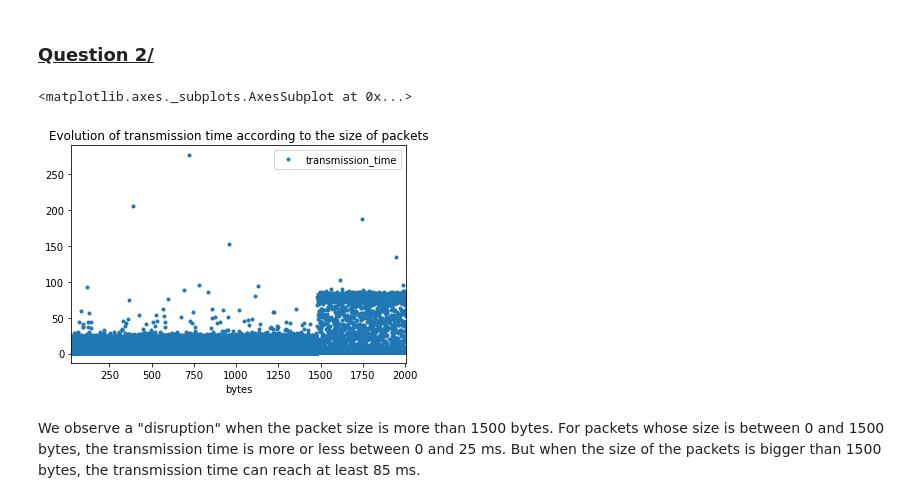
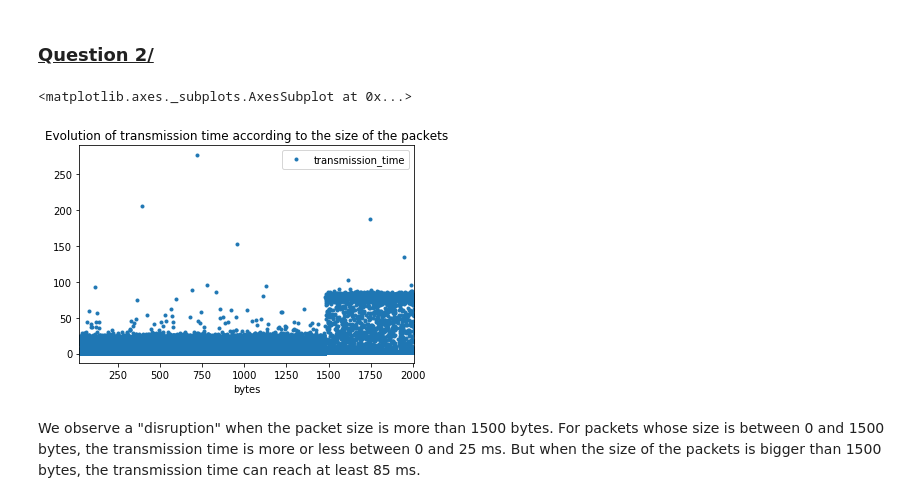
Before and after one commit to MarieBadaroux/Recherche_Reproductible, a Jupyter notebook: Recherche_reproductible_ping.ipynb, the cells around one changed output. Cells and saved outputs as stored; diff of their text form; code cells hidden in the pictures.

```diff
--- a/Recherche_reproductible_ping.ipynb
+++ b/Recherche_reproductible_ping.ipynb
@@ -94,10 +94,10 @@ We can not say yet why we have this kind of graph. Do the variations of time onl
 # %% [markdown]
 ### <u>Question 2/</u>
 # %%
-data.plot(x='bytes', y='transmission_time', title="Evolution of transmission time according to the size of packets", style='.')
+data.plot(x='bytes', y='transmission_time', title="Evolution of transmission time according to the size of the packets", style='.')
 # %% [output]
 <matplotlib.axes._subplots.AxesSubplot at 0x...>
-[figure, old version]
+[figure, new version]
 # %% [markdown]
 We observe a "disruption" when the packet size is more than 1500 bytes. For packets whose size is between 0 and 1500 bytes, the transmission time is more or less between 0 and 25 ms. But when the size of the packets is bigger than 1500 bytes, the transmission time can reach at least 85 ms.
 # %% [markdown]
```
Also changed, not shown: parts of 42 cells of this notebook.
